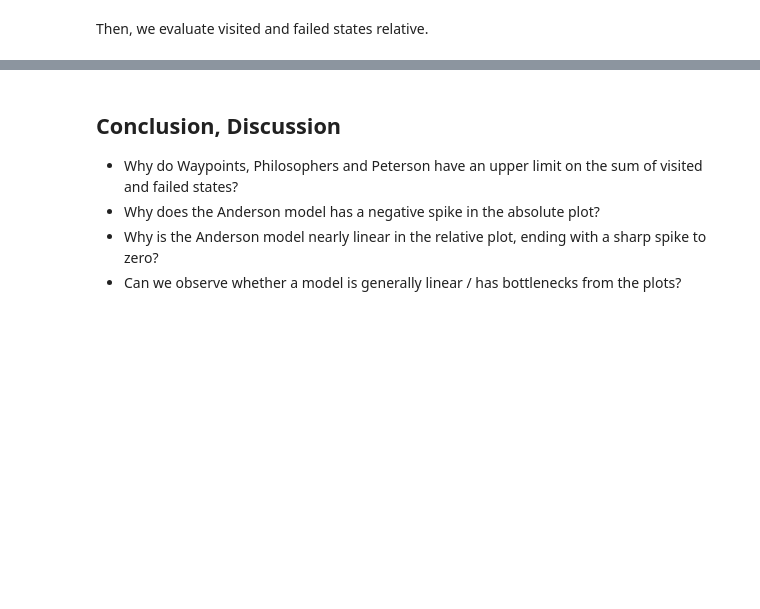
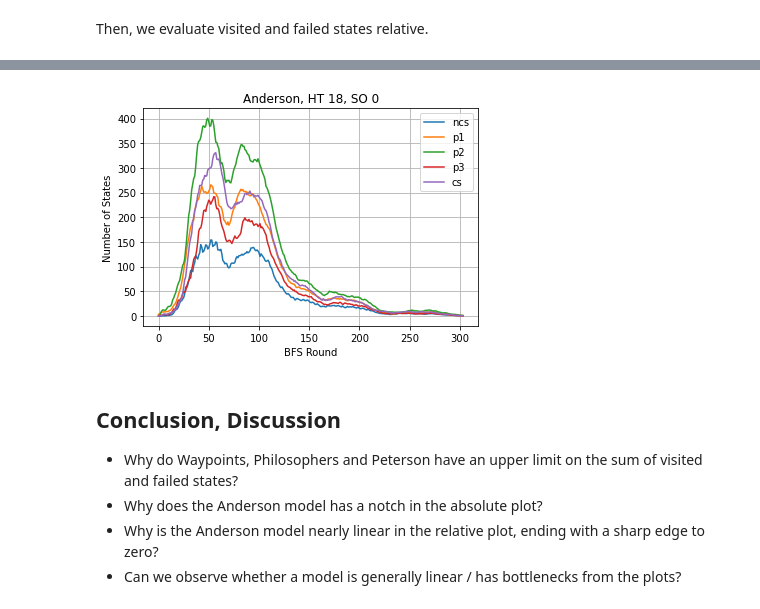
Before and after one commit to barnslig/bachelor-thesis, a Jupyter notebook: evaluation/EXP-11-bfs-frontiers.ipynb, the cells around one changed output, grey strips where cells are left out. Saved outputs shown, nothing was run; the diff lists cells and outputs as text; code cells hidden in the pictures; blank space fills up the shorter version.

```diff
--- a/evaluation/EXP-11-bfs-frontiers.ipynb
+++ b/evaluation/EXP-11-bfs-frontiers.ipynb
@@ -125,8 +134,16 @@ plot_relative(e4, "Peterson, HT 18, SO 0")
+# %%
+e5 = pd.read_csv("data/EXP-11-bfs-frontiers-5.csv", skipinitialspace=True)
+for state in ["ncs", "p1", "p2", "p3", "cs"]:
+    e5[state] = e5[state].ewm(span=10).mean()
+pp = e5.plot(y=["ncs", "p1", "p2", "p3", "cs"], xlabel="BFS Round", ylabel="Number of States", title="Anderson, HT 18, SO 0", grid=True)
+pp.get_figure().savefig("output-assets/EXP-11-bfs-frontiers-9.pdf")
+# %% [output]
+[figure, added]
 # %% [markdown]
 
 ## Conclusion, Discussion
 
 - Why do Waypoints, Philosophers and Peterson have an upper limit on the sum of visited and failed states?
-- Why does the Anderson model has a negative spike in the absolute plot?
-- Why is the Anderson model nearly linear in the relative plot, ending with a sharp spike to zero?
+- Why does the Anderson model has a notch in the absolute plot?
+- Why is the Anderson model nearly linear in the relative plot, ending with a sharp edge to zero?
 - Can we observe whether a model is generally linear / has bottlenecks from the plots?
```
Also changed, not shown: parts of 4 cells of this notebook, 28 other files.
